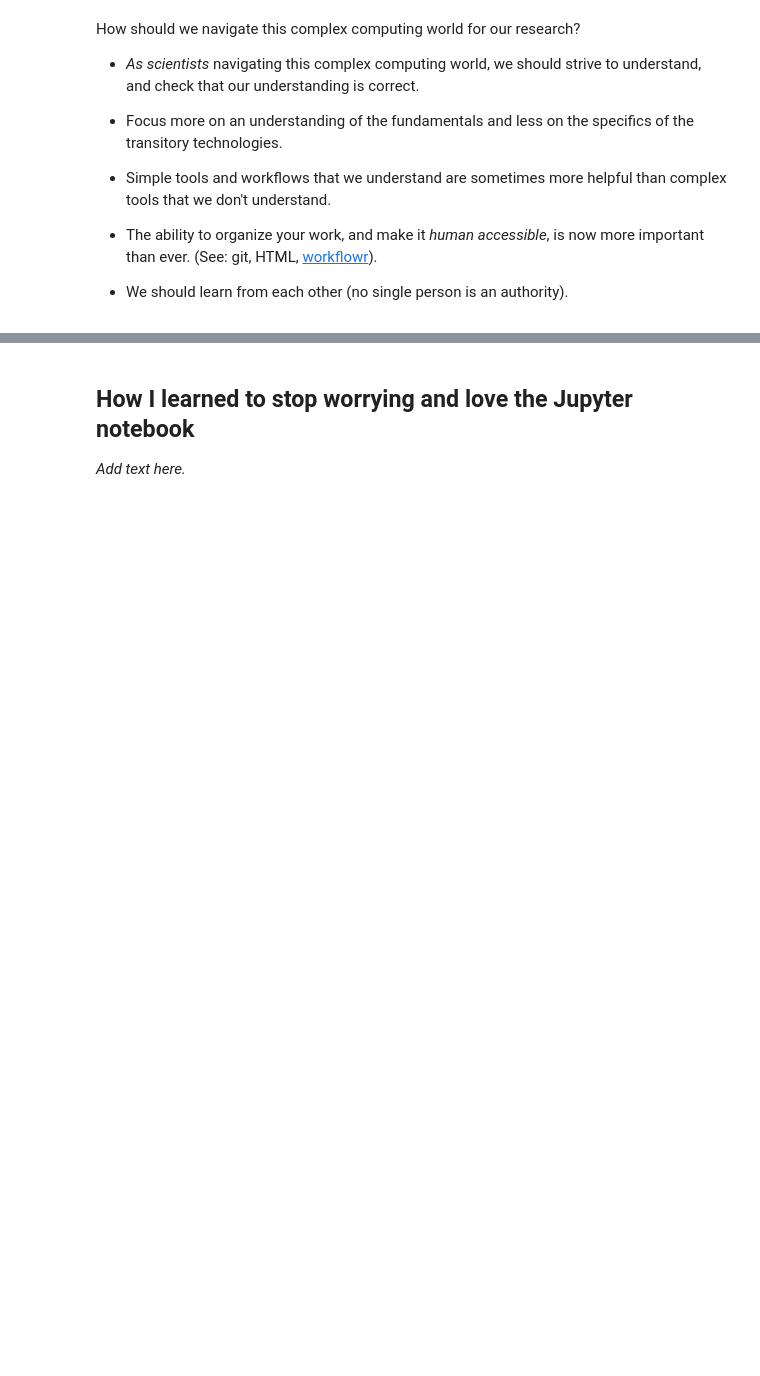
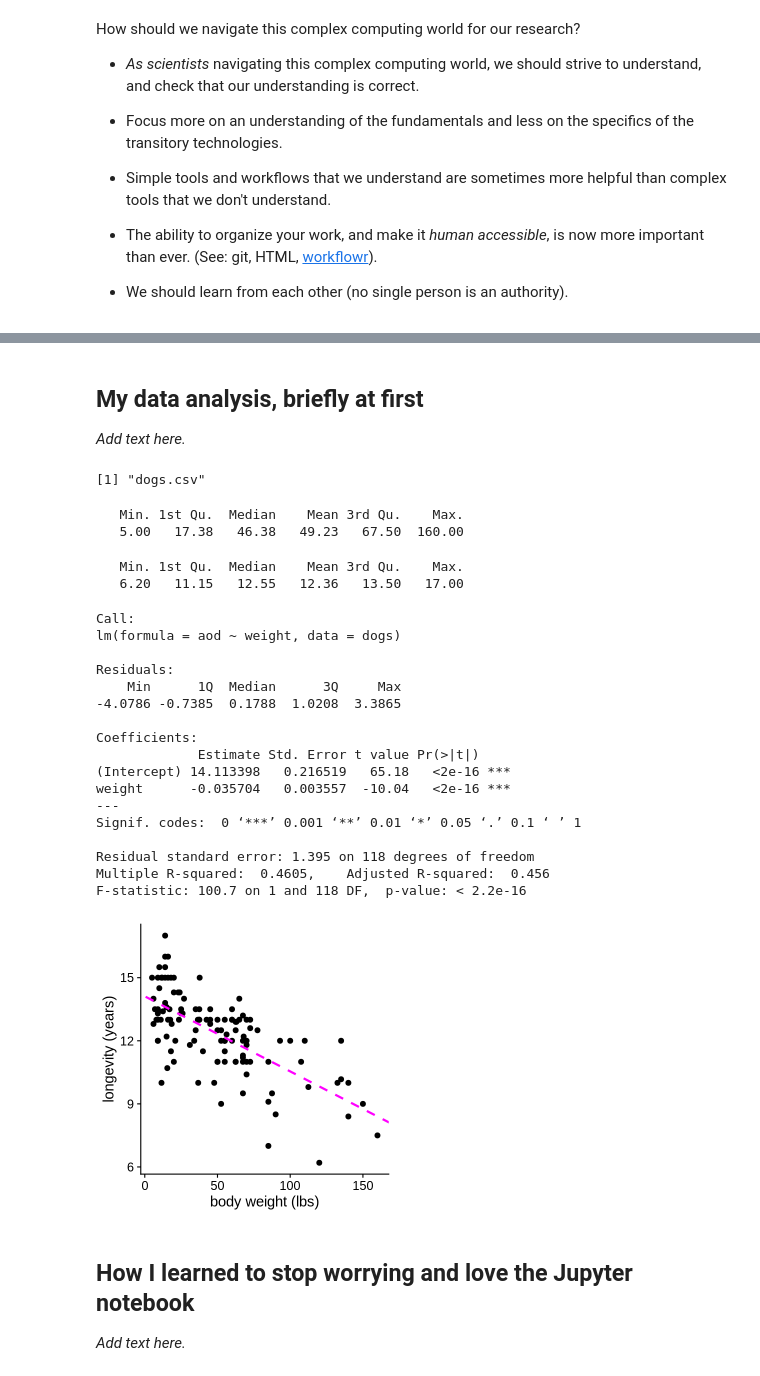
Before and after one commit to pcarbo/qBio9_stuff, a Jupyter notebook: basic_computing_qbio9.ipynb, the cells around one changed output, grey strips where cells are left out. Saved outputs shown, nothing was run; the diff lists cells and outputs as text; code cells hidden in the pictures; blank space fills up the shorter version.

```diff
--- a/basic_computing_qbio9.ipynb
+++ b/basic_computing_qbio9.ipynb
@@ -63,0 +65,5 @@ An invitation
+# %% [markdown]
+My data analysis, briefly at first
+----------------------------------
+
+*Add text here.*
@@ -64,3 +75,47 @@ An invitation
+# %%
+library(ggplot2)
+library(cowplot)
+library(repr)
+Sys.glob("*.csv")
+dogs <- read.csv("dogs.csv",stringsAsFactors = FALSE)
+summary(dogs$weight)
+summary(dogs$aod)
+fit <- lm(aod ~ weight,dogs)
+summary(fit)
+a <- coef(fit)["weight"]
+b <- coef(fit)["(Intercept)"]
+options(repr.plot.width = 4,repr.plot.height = 4,repr.plot.res = 150)
+p <- ggplot(dogs,aes_string(x = "weight",y = "aod")) +
+  geom_point(size = 2) +
+  geom_abline(slope = a,intercept = b,col = "magenta",
+              linewidth = 1,linetype = "dashed") +
+  labs(x = "body weight (lbs)",y = "longevity (years)") +
+  theme_cowplot()
+print(p)
+# %% [output]
+[1] "dogs.csv"
+   Min. 1st Qu.  Median    Mean 3rd Qu.    Max.
+   5.00   17.38   46.38   49.23   67.50  160.00
+   Min. 1st Qu.  Median    Mean 3rd Qu.    Max.
+   6.20   11.15   12.55   12.36   13.50   17.00
+Call:
+lm(formula = aod ~ weight, data = dogs)
+
+Residuals:
+    Min      1Q  Median      3Q     Max
+-4.0786 -0.7385  0.1788  1.0208  3.3865
+
+Coefficients:
+             Estimate Std. Error t value Pr(>|t|)
+(Intercept) 14.113398   0.216519   65.18   <2e-16 ***
+weight      -0.035704   0.003557  -10.04   <2e-16 ***
+---
+Signif. codes:  0 ‘***’ 0.001 ‘**’ 0.01 ‘*’ 0.05 ‘.’ 0.1 ‘ ’ 1
+
+Residual standard error: 1.395 on 118 degrees of freedom
+Multiple R-squared:  0.4605,    Adjusted R-squared:  0.456
+F-statistic: 100.7 on 1 and 118 DF,  p-value: < 2.2e-16
+[figure, added]
 # %% [markdown]
 How I learned to stop worrying and love the Jupyter notebook
 ------------------------------------------------------------
```
Also changed, not shown: parts of 8 cells of this notebook.
